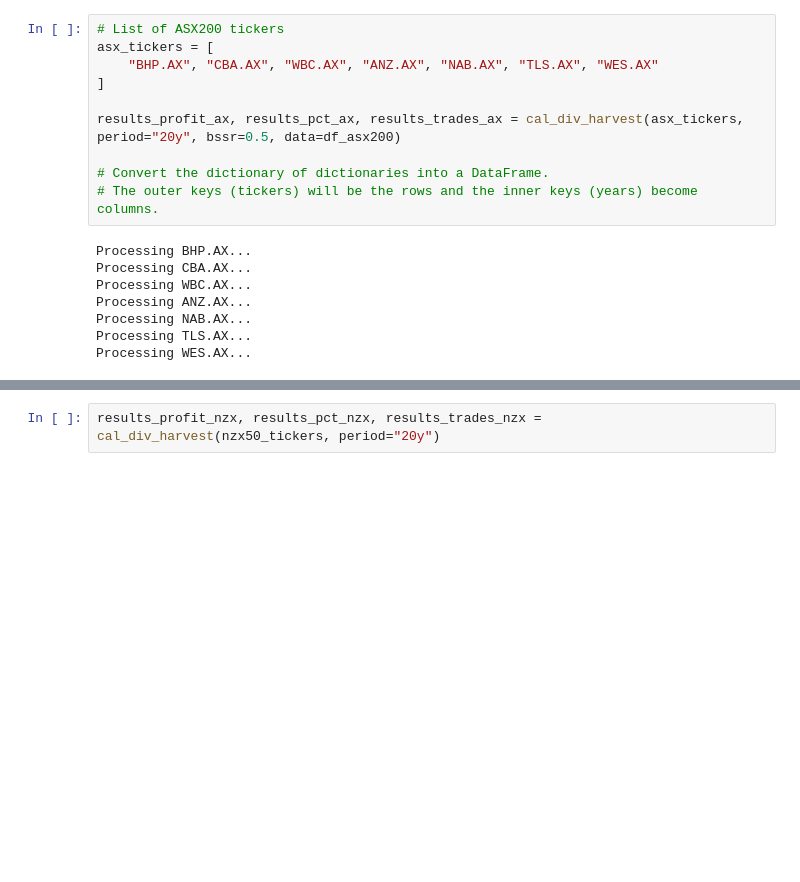
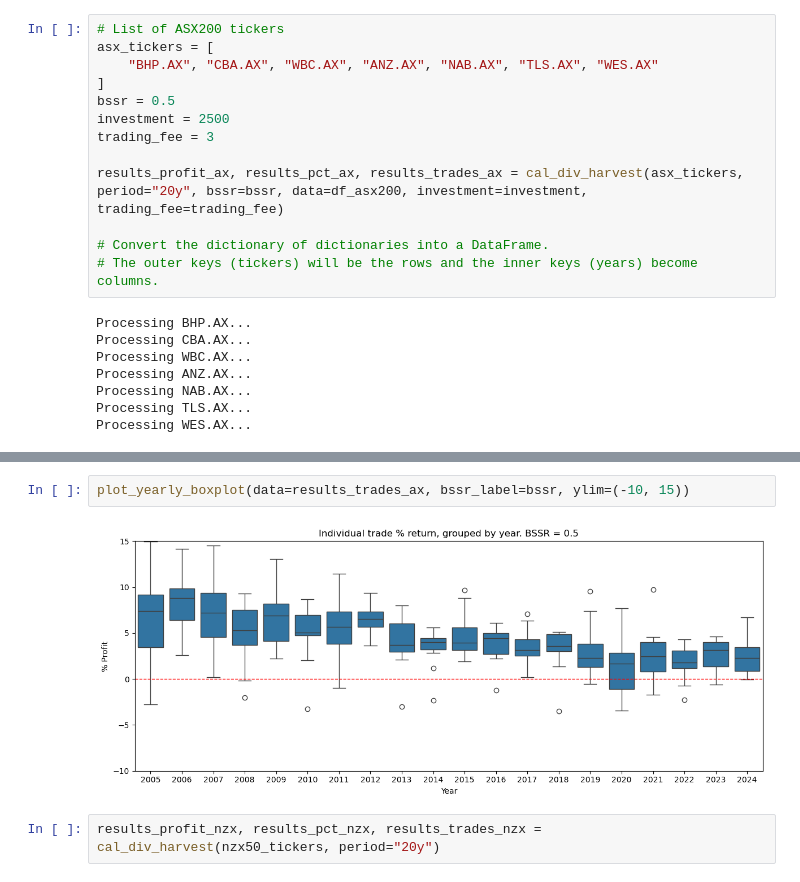
Before and after one commit to danielglassenbury/stonk_strats, a Jupyter notebook: notebooks/dividend_harvest.ipynb, the cells around one changed output, grey strips where cells are left out. Cells and saved outputs as stored; diff of their text form; blank space fills up the shorter version.

Commit message:
tx fees added. investment amount added.

```diff
--- a/notebooks/dividend_harvest.ipynb
+++ b/notebooks/dividend_harvest.ipynb
@@ -80,8 +81,11 @@ assert df_asx200.index.tz is None, f"Index timezone is not None: {df_asx200.inde
 asx_tickers = [
     "BHP.AX", "CBA.AX", "WBC.AX", "ANZ.AX", "NAB.AX", "TLS.AX", "WES.AX"
 ]
+bssr = 0.5
+investment = 2500
+trading_fee = 3
 
-results_profit_ax, results_pct_ax, results_trades_ax = cal_div_harvest(asx_tickers, period="20y", bssr=0.5, data=df_asx200)
+results_profit_ax, results_pct_ax, results_trades_ax = cal_div_harvest(asx_tickers, period="20y", bssr=bssr, data=df_asx200, investment=investment, trading_fee=trading_fee)
 
 # Convert the dictionary of dictionaries into a DataFrame.
 # The outer keys (tickers) will be the rows and the inner keys (years) become columns.
@@ -127,3 +113,7 @@ Detailed trades for BHP.AX:
+# %%
+plot_yearly_boxplot(data=results_trades_ax, bssr_label=bssr, ylim=(-10, 15))
+# %% [output]
+[figure, added]
 # %%
 results_profit_nzx, results_pct_nzx, results_trades_nzx = cal_div_harvest(nzx50_tickers, period="20y")
 # %% [output]
```
Also changed, not shown: parts of 4 cells of this notebook, 3 other files.
